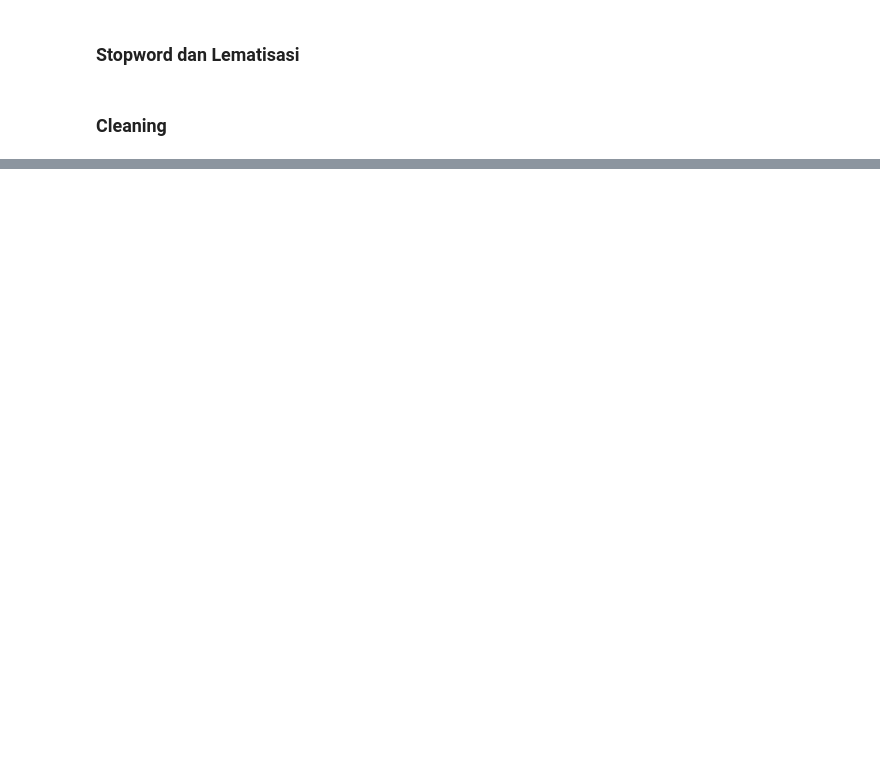
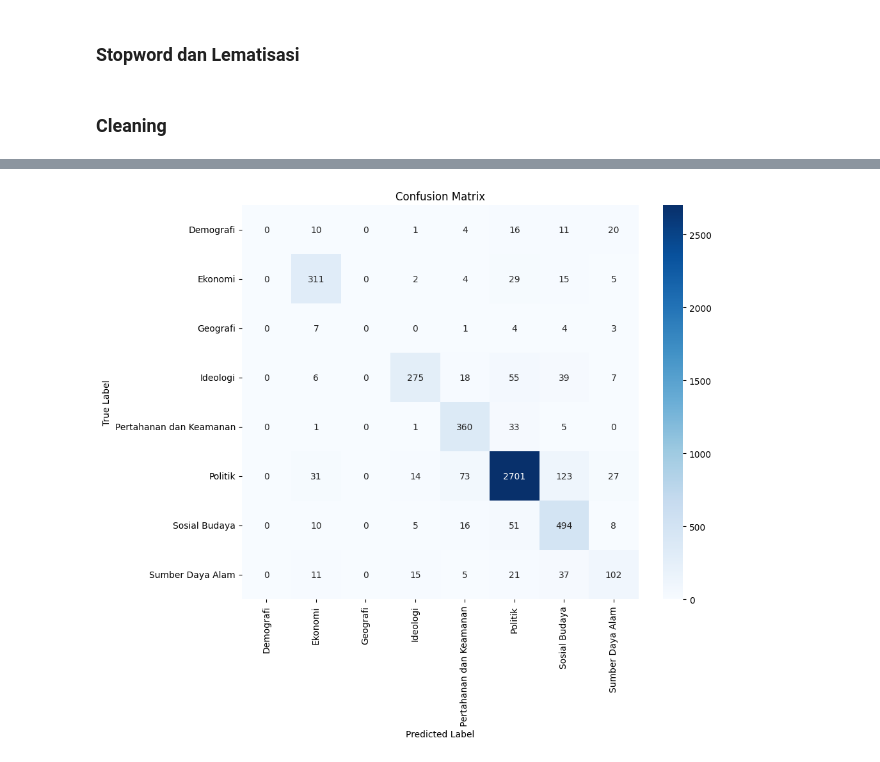
Before and after one commit to Jafarrrr25/Portfolio_NLP_BDC_Satriadata, a Jupyter notebook: Portfolio - NLP Classification Multiclass.ipynb, the cells around one changed output, grey strips where cells are left out. Saved outputs shown, nothing was run; the diff lists cells and outputs as text; code cells hidden in the pictures; blank space fills up the shorter version.

```diff
--- a/Portfolio - NLP Classification Multiclass.ipynb
+++ b/Portfolio - NLP Classification Multiclass.ipynb
@@ -110,0 +181,4 @@ data.head()
+# %%
+le = LabelEncoder()
+encoded_labels = le.fit_transform(y_resampled)
+n_classes = len(le.classes_)
@@ -110,0 +257,7 @@ data.head()
+# %%
+# Prediksi kelas (dalam bentuk indeks)
+y_pred_probs = lstm_model.predict(padded_sequences)  # prediksi probabilitas
+y_pred = np.argmax(y_pred_probs, axis=1)        # ambil indeks probabilitas tertinggi
+
+# Konversi label asli (jika sebelumnya one-hot encoded)
+y_true = encoded_labels
@@ -110,0 +266,21 @@ data.head()
+# %%
+# Akurasi keseluruhan
+acc = accuracy_score(y_true, y_pred)
+print(f"Accuracy: {acc:.4f}")
+
+# Mean Squared Error (MSE)
+mse = mean_squared_error(y_true, y_pred)
+print(f"MSE (Mean Squared Error): {mse:.4f}")
+
+# Root Mean Squared Error (RMSE)
+rmse = np.sqrt(mse)
+print(f"RMSE (Root Mean Squared Error): {rmse:.4f}")
+
+# Mean Absolute Error (MAE)
+mae = mean_absolute_error(y_true, y_pred)
+print(f"MAE (Mean Absolute Error): {mae:.4f}")
+
+# Classification report: precision, recall, f1-score per kelas
+target_names = le.classes_  # nama label asli
+print("\nClassification Report:")
+print(classification_report(y_true, y_pred, target_names=target_names))
@@ -110,0 +308,14 @@ data.head()
+# %%
+# Confusion matrix
+cm = confusion_matrix(y_true, y_pred)
+
+# Plot confusion matrix
+plt.figure(figsize=(10, 8))
+sns.heatmap(cm, annot=True, fmt='d', cmap='Blues',
+            xticklabels=target_names, yticklabels=target_names)
+plt.xlabel('Predicted Label')
+plt.ylabel('True Label')
+plt.title('Confusion Matrix')
+plt.show()
+# %% [output]
+[figure, added]
```
Also changed, not shown: parts of 26 cells of this notebook, 4 other files.
